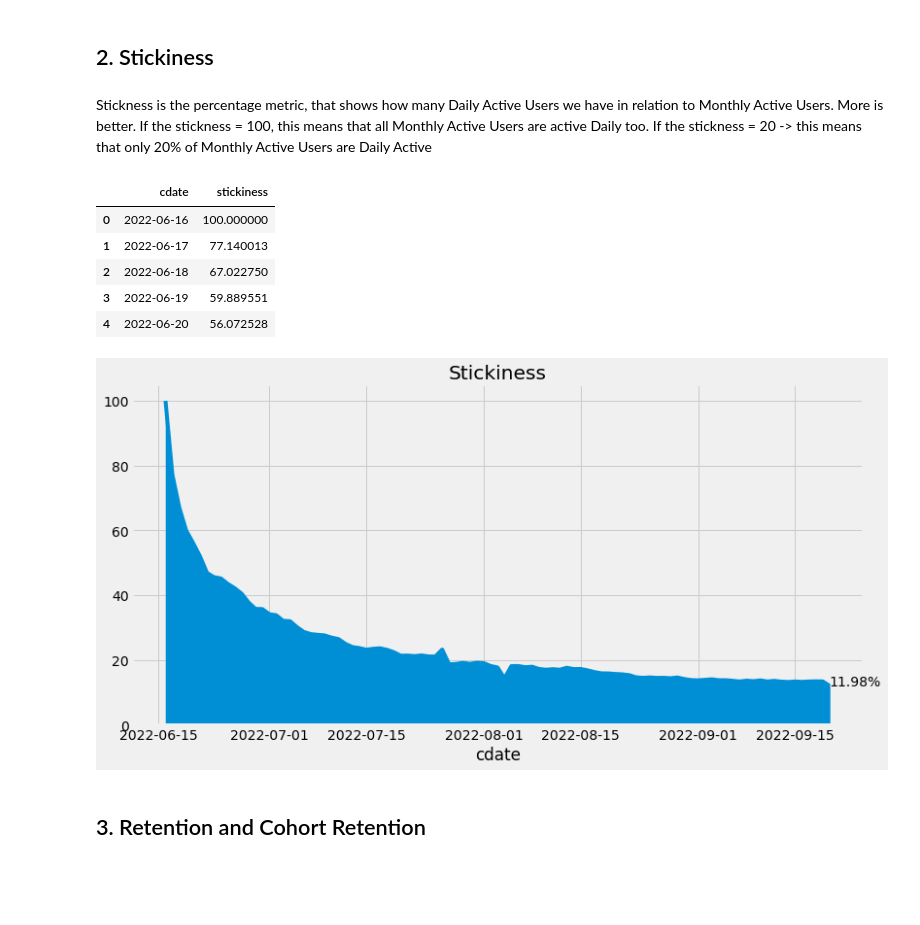
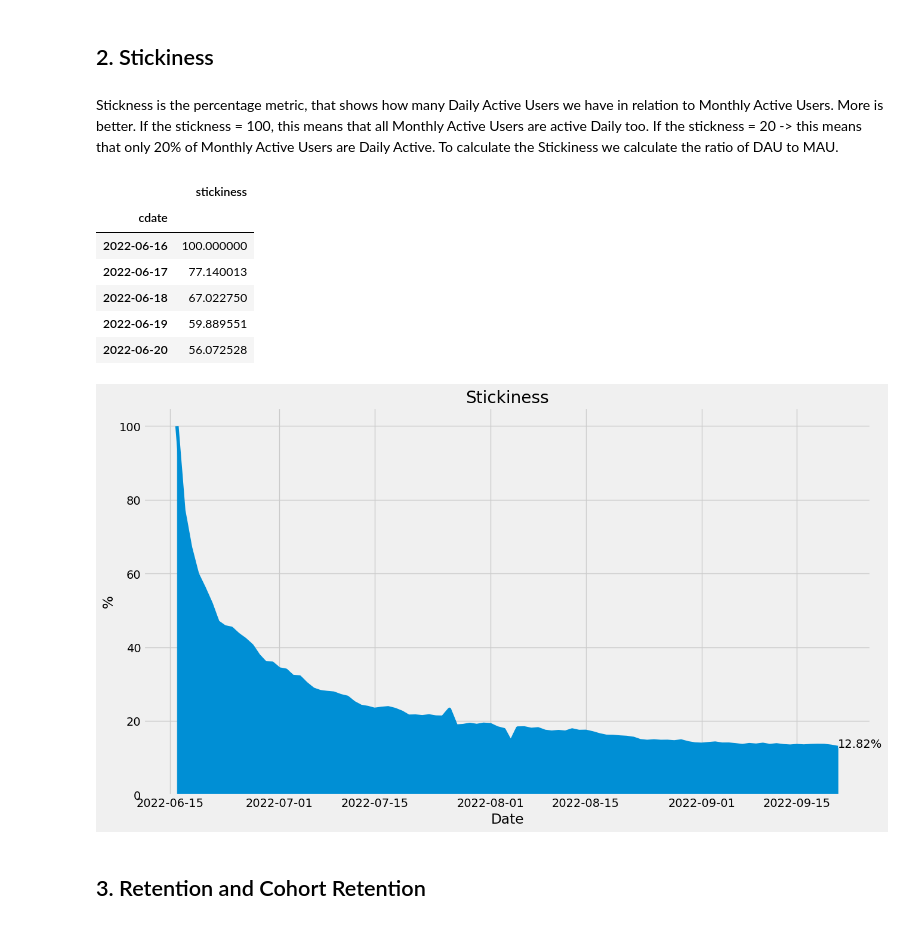
Before and after one commit to ppetrushenkov/product-metrics, a Jupyter notebook: user_metrics.ipynb, the cells around one changed output. Drawn from its saved outputs; the diff is of its cells as text; code cells hidden in the pictures; blank space fills up the shorter version.

Commit message:
stickiness in jupyter fixed

```diff
--- a/user_metrics.ipynb
+++ b/user_metrics.ipynb
@@ -68,24 +68,27 @@ fig.autofmt_xdate()
 # %% [markdown]
 Stickness is the percentage metric, that shows how many Daily Active Users we have in relation to Monthly Active Users.
 More is better. If the stickness = 100, this means that all Monthly Active Users are active Daily too.
-If the stickness = 20 -> this means that only 20% of Monthly Active Users are Daily Active
+If the stickness = 20 -> this means that only 20% of Monthly Active Users are Daily Active. To calculate the Stickiness we calculate the ratio of DAU to MAU.
 # %%
-stickiness = get_data("Stickiness.sql")
+stickiness = preprocess_data(get_data("Stickiness.sql"))
 # %%
 stickiness.head()
 # %% [output]
-|  | cdate | stickiness |
-| 0 | 2022-06-16 | 100.000000 |
-| 1 | 2022-06-17 | 77.140013 |
-| 2 | 2022-06-18 | 67.022750 |
-| 3 | 2022-06-19 | 59.889551 |
-| 4 | 2022-06-20 | 56.072528 |
+|  | stickiness |
+| cdate |  |
+| 2022-06-16 | 100.000000 |
+| 2022-06-17 | 77.140013 |
+| 2022-06-18 | 67.022750 |
+| 2022-06-19 | 59.889551 |
+| 2022-06-20 | 56.072528 |
 # %%
 stickiness['stickiness'].plot.area();
 plt.title("Stickiness")
+plt.xlabel("Date")
+plt.ylabel("%")
 plt.text(x=stickiness.index[-1], y=stickiness['stickiness'][-1], s=f"{stickiness['stickiness'][-1]:.2f}%");
 # %% [output]
-[figure, old version]
+[figure, new version]
 # %% [markdown]
 ## 3. Retention and Cohort Retention
 # %%
```
